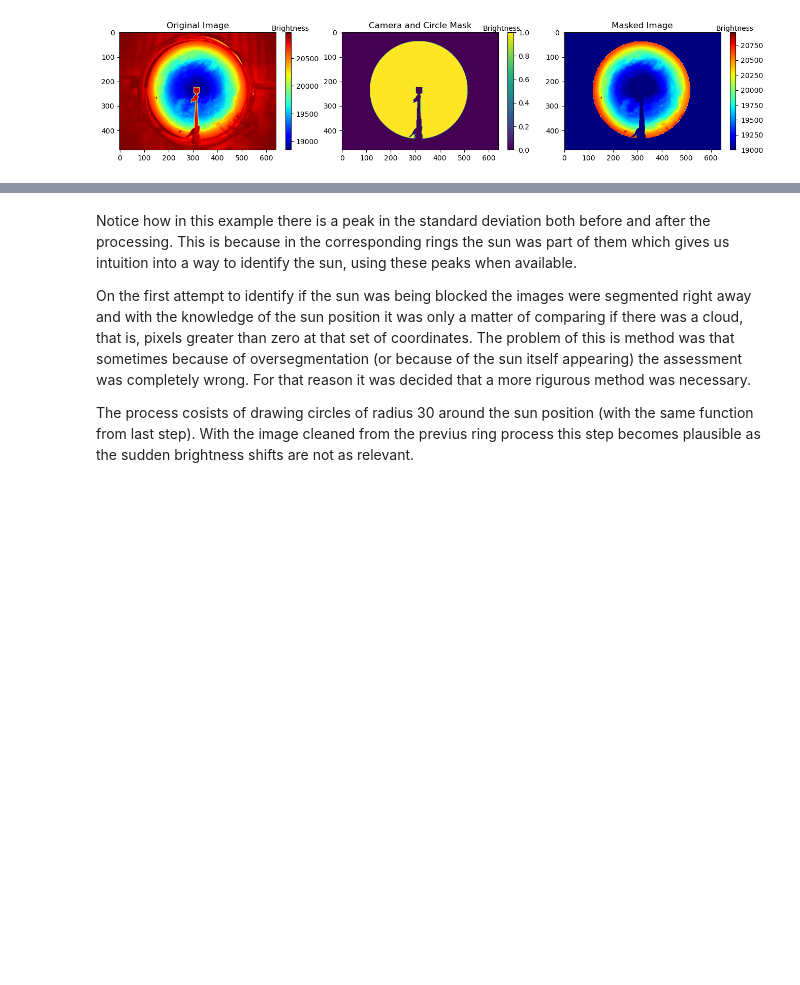
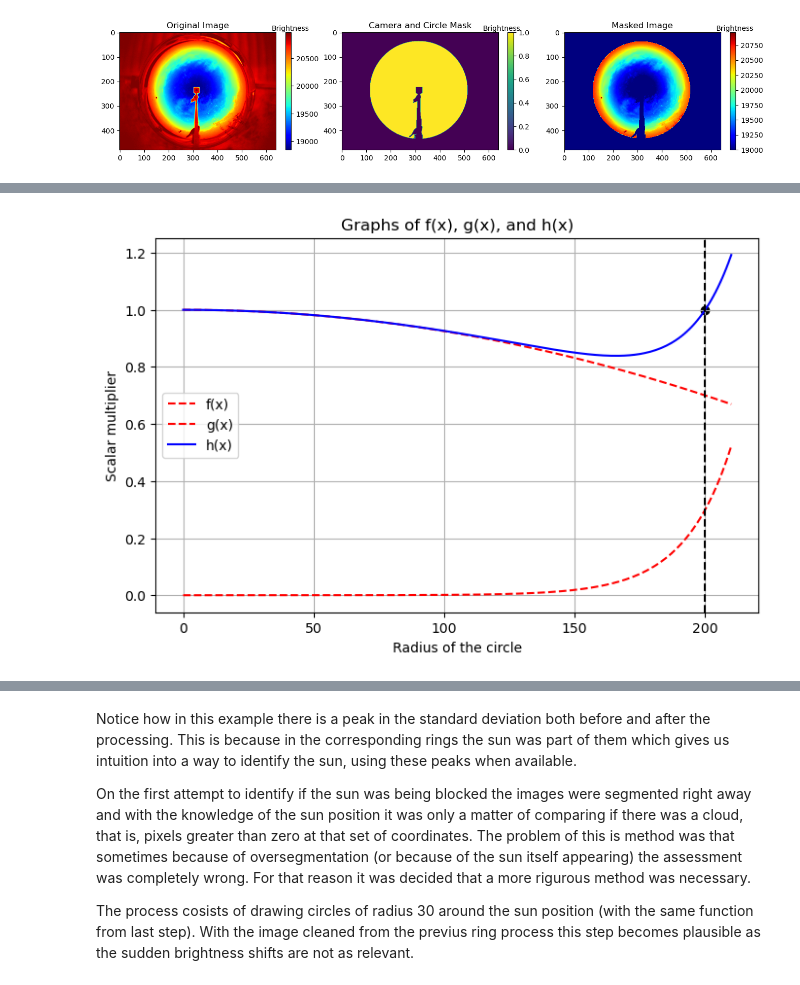
Before and after one commit to rodhervan/SkyImFeatures, a Jupyter notebook: Final_document.ipynb, the cells around one changed output, grey strips where cells are left out. Cells and saved outputs as stored; diff of their text form; code cells hidden in the pictures; blank space fills up the shorter version.

```diff
--- a/Final_document.ipynb
+++ b/Final_document.ipynb
@@ -515,0 +526,41 @@ Although the process still requires refining, this way yielded the best overall
+# %%
+# Define the functions
+def f(x, s, deg):
+    return -s * (1/200 * x)**deg + 1
+
+def g(x, s, t):
+    return s * np.exp((x - 200) / t)
+
+def h(x, s, t, deg):
+    return f(x, s, deg) + g(x, s, t)
+
+# X values
+x_values = np.linspace(0, 210, 211)
+
+# Parameters
+s_value = 0.3
+t_value = 18
+poly_deg = 2
+
+f_values = f(x_values, s_value, poly_deg)
+g_values = g(x_values, s_value, t_value)
+h_values = h(x_values, s_value, t_value, poly_deg)
+
+# Plot the functions
+plt.figure(figsize=(8, 5))
+plt.plot(x_values, f_values, label='f(x)', linestyle='--', color='r')
+plt.plot(x_values, g_values, label='g(x)', linestyle='--', color='r')
+plt.plot(x_values, h_values, label='h(x)', linestyle='-', color='b')
+
+plt.axvline(x=200, color='k', linestyle='--')
+plt.scatter(200, 1, color='k')
+
+plt.xlabel('Radius of the circle')
+plt.ylabel('Scalar multiplier')
+plt.title('Graphs of f(x), g(x), and h(x)')
+plt.grid(True)
+plt.legend()
+
+plt.show()
+# %% [output]
+[figure, added]
```
Also changed, not shown: parts of 3 cells of this notebook.
